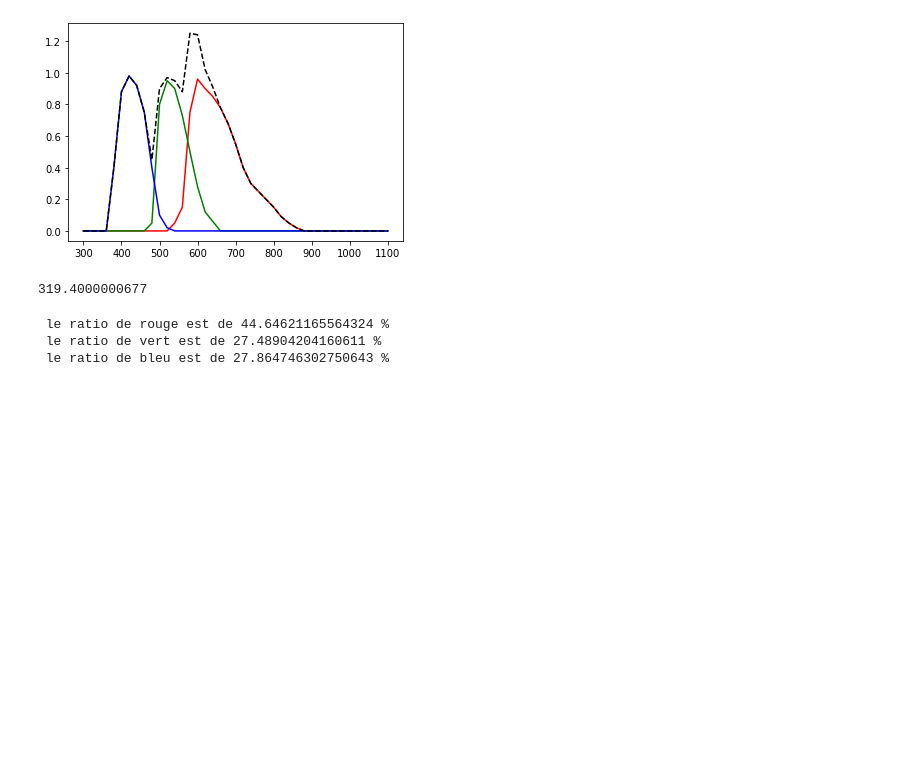
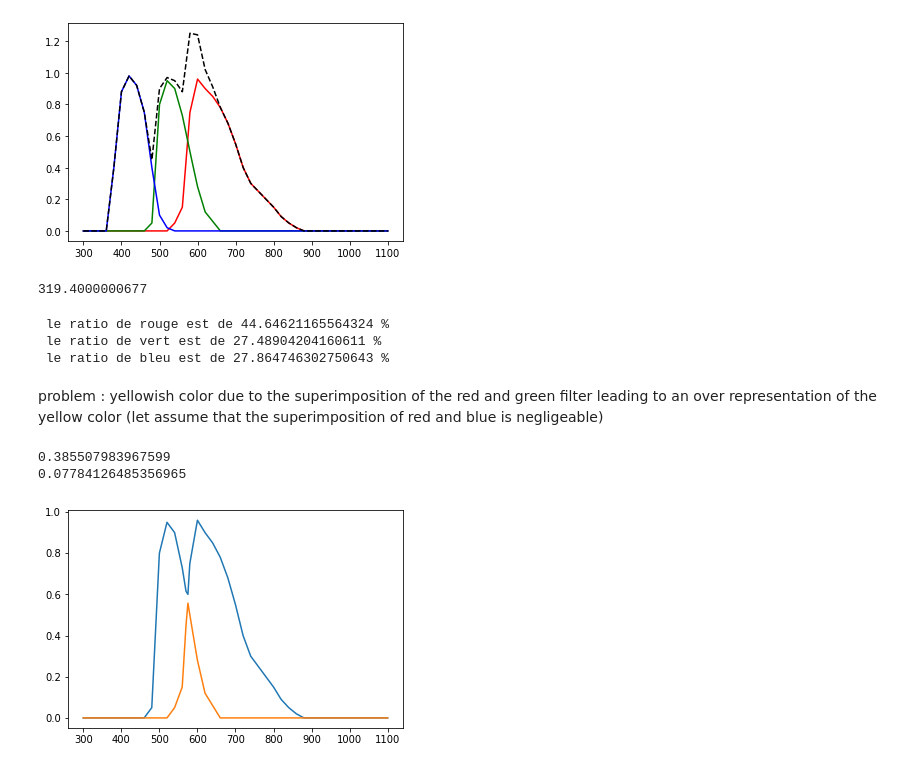
Before and after one commit to sirius59/astro_obs, a Jupyter notebook: main.ipynb, the cells around one changed output. Drawn from its saved outputs; the diff is of its cells as text; code cells hidden in the pictures; blank space fills up the shorter version.

```diff
--- a/main.ipynb
+++ b/main.ipynb
@@ -50,3 +50,23 @@ print(f' le ratio de rouge est de {ratio_R*100} %\n le ratio de vert est de {rat
  le ratio de rouge est de 44.64621165564324 %
  le ratio de vert est de 27.48904204160611 %
  le ratio de bleu est de 27.864746302750643 %
+# %% [markdown]
+problem : yellowish color due to the superimposition of the red and green filter leading to an over representation of the yellow color (let assume that the superimposition of red and blue is negligeable)
+# %%
+#let's do the Red
+
+courbe_top=[]
+courbe_bot=[]
+for k in range(len(wavelength)):
+  courbe_top.append(max(R[k],V[k]))
+  courbe_bot.append(min(R[k],V[k]))
+plt.plot(wavelength,courbe_top)
+plt.plot(wavelength,courbe_bot)
+cutoff2=np.argmax(courbe_bot)
+real_R_flux=np.trapz(R[:cutoff2],x=wavelength[:cutoff2])+np.trapz((R-V)[cutoff2:],x=wavelength[cutoff2:])
+print(real_R_flux/total_flux)
+print(np.trapz(courbe_bot,x=wavelength)/total_flux)
+# %% [output]
+0.385507983967599
+0.07784126485356965
+[figure, added]
```
Also changed, not shown: parts of 4 cells of this notebook.
